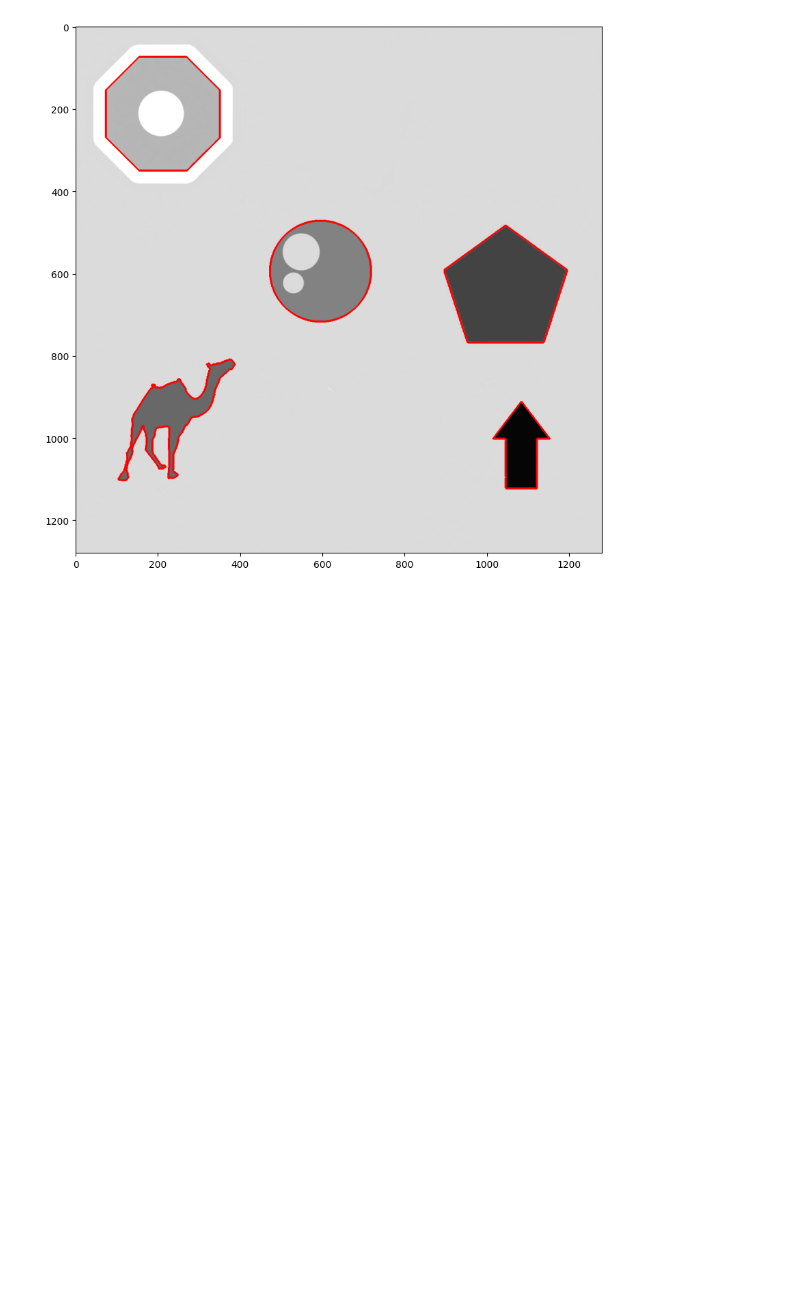
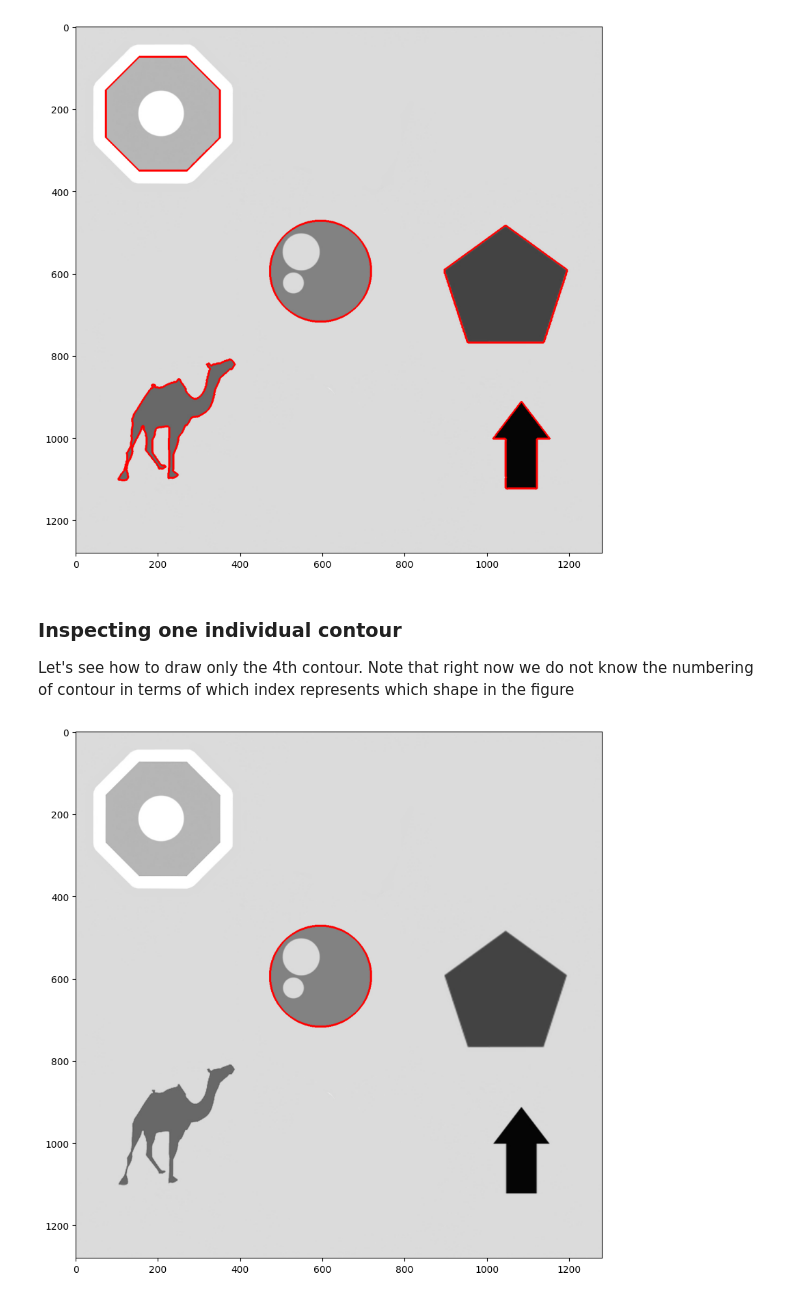
Before and after one commit to saulyaguana/CSAnalysis, a Jupyter notebook: contours.ipynb, the cells around one changed output. Drawn from its saved outputs; the diff is of its cells as text; code cells hidden in the pictures; blank space fills up the shorter version.

Commit message:
Drawing just one contour

```diff
--- a/contours.ipynb
+++ b/contours.ipynb
@@ -95,3 +95,18 @@ plt.imshow(imageCopy2[:, :, ::-1]);
 # %% [output]
 Number of contours found: 5
 [figure]
+# %% [markdown]
+### Inspecting one individual contour
+
+Let's see how to draw only the 4th contour. Note that right now we do not know the numbering of contour in terms of which index represents which shape in the figure
+# %%
+# Create a copy of the original image.
+imageCopy3 = image.copy()
+
+# Draw contours.
+draw_ind = 3
+cv2.drawContours(imageCopy3, contours, draw_ind, (0, 0, 255), 4)
+
+plt.imshow(imageCopy3[:, :, ::-1]);
+# %% [output]
+[figure, added]
```
